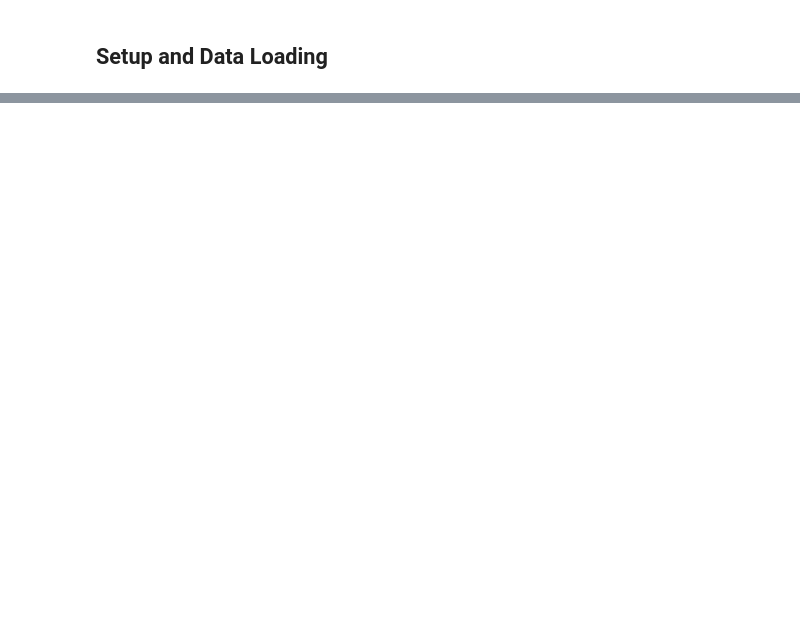
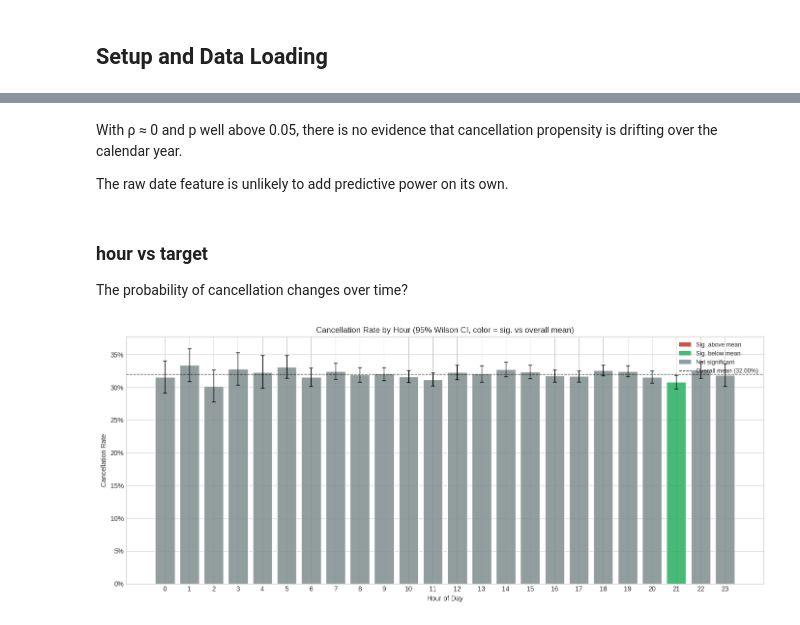
Before and after one commit to amaldu/uber-ride-cancellation-prediction, a Jupyter notebook: uber-analysis/notebooks/05_bivar_eda.ipynb, the cells around one changed output, grey strips where cells are left out. Drawn from its saved outputs; the diff is of its cells as text; code cells hidden in the pictures; blank space fills up the shorter version.

```diff
--- a/uber-analysis/notebooks/05_bivar_eda.ipynb
+++ b/uber-analysis/notebooks/05_bivar_eda.ipynb
@@ -370,0 +180,59 @@ There is variation in cancellation rates across locations, but with 176 unique l
+# %% [markdown]
+With ρ ≈ 0 and p well above 0.05, there is no evidence that cancellation propensity is drifting over the calendar year.
+
+The raw date feature is unlikely to add predictive power on its own.
+# %% [markdown]
+### hour vs target
+
+The probability of cancellation changes over time?
+# %%
+overall_rate = df["is_cancelled"].mean()
+
+hourly = df.groupby("hour")["is_cancelled"].agg(["sum", "count"]).reset_index()
+hourly.columns = ["hour", "cancelled", "total"]
+hourly["cancel_rate"] = hourly["cancelled"] / hourly["total"]
+
+# Wilson score 95% CI for each hour's proportion
+z = 1.96
+n = hourly["total"]
+p_hat = hourly["cancel_rate"]
+denom = 1 + z**2 / n
+centre = (p_hat + z**2 / (2 * n)) / denom
+margin = (z / denom) * np.sqrt(p_hat * (1 - p_hat) / n + z**2 / (4 * n**2))
+hourly["ci_lo"] = centre - margin
+hourly["ci_hi"] = centre + margin
+
+hourly["sig"] = np.where(
+    hourly["ci_hi"] < overall_rate, "below",
+    np.where(hourly["ci_lo"] > overall_rate, "above", "overlap")
+)
+color_map = {"above": "#c0392b", "below": "#27ae60", "overlap": "#7f8c8d"}
+
+fig, ax = plt.subplots(figsize=(14, 6))
+bars = ax.bar(hourly["hour"], hourly["cancel_rate"],
+              color=[color_map[s] for s in hourly["sig"]],
+              edgecolor="white", alpha=0.85)
+ax.errorbar(hourly["hour"], hourly["cancel_rate"],
+            yerr=[hourly["cancel_rate"] - hourly["ci_lo"],
+                  hourly["ci_hi"] - hourly["cancel_rate"]],
+            fmt="none", ecolor="black", capsize=3, linewidth=1)
+ax.axhline(overall_rate, color="black", ls="--", lw=1, alpha=0.7,
+           label=f"Overall mean ({overall_rate:.2%})")
+ax.set_xlabel("Hour of Day")
+ax.set_ylabel("Cancellation Rate")
+ax.set_title("Cancellation Rate by Hour (95% Wilson CI, color = sig. vs overall mean)")
+ax.set_xticks(range(24))
+
+from matplotlib.patches import Patch
+legend_handles = [
+    Patch(facecolor="#c0392b", alpha=0.85, label="Sig. above mean"),
+    Patch(facecolor="#27ae60", alpha=0.85, label="Sig. below mean"),
+    Patch(facecolor="#7f8c8d", alpha=0.85, label="Not significant"),
+    plt.Line2D([], [], color="black", ls="--", lw=1, label=f"Overall mean ({overall_rate:.2%})")
+]
+ax.legend(handles=legend_handles, loc="upper right", fontsize=9)
+ax.yaxis.set_major_formatter(plt.FuncFormatter(lambda y, _: f"{y:.0%}"))
+plt.tight_layout()
+plt.show()
+# %% [output]
+[figure, added]
```
Also changed, not shown: parts of 56 cells of this notebook, 2 other files.
